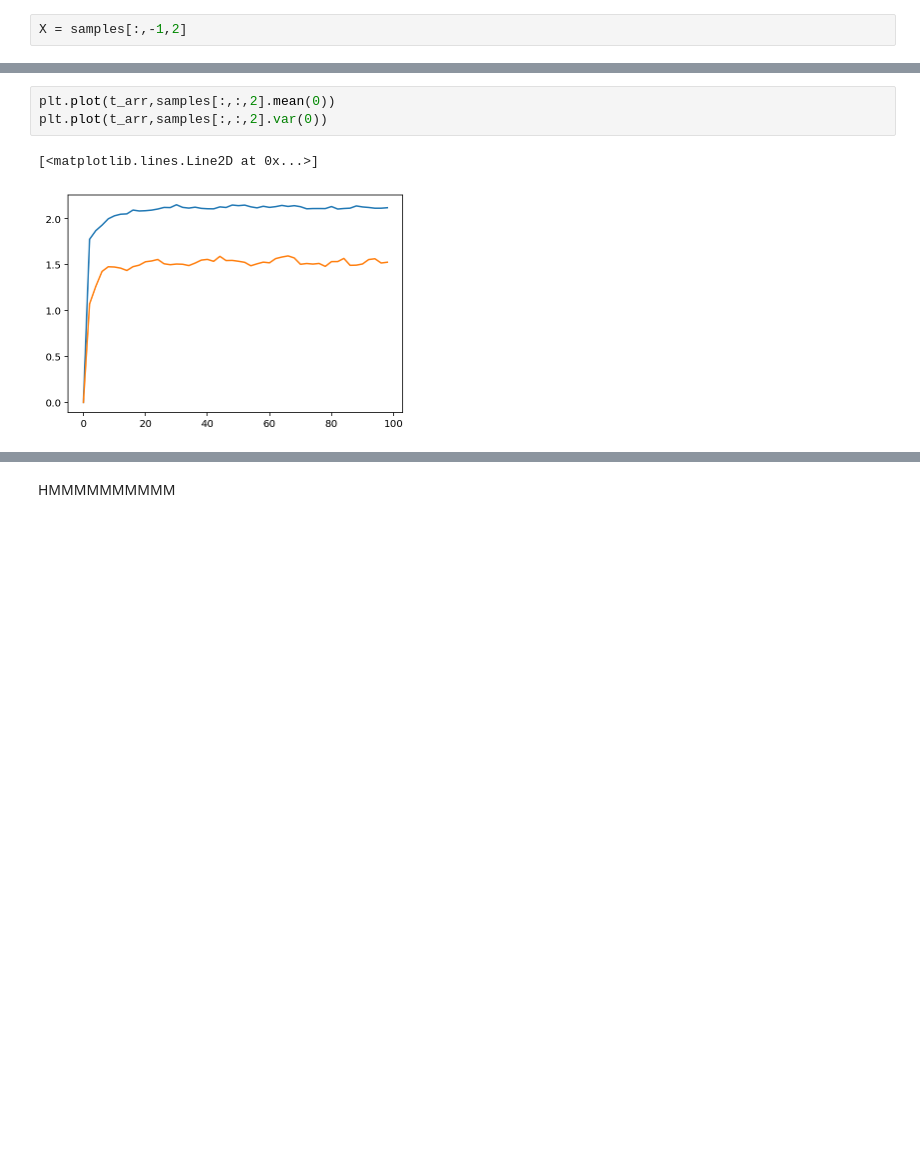
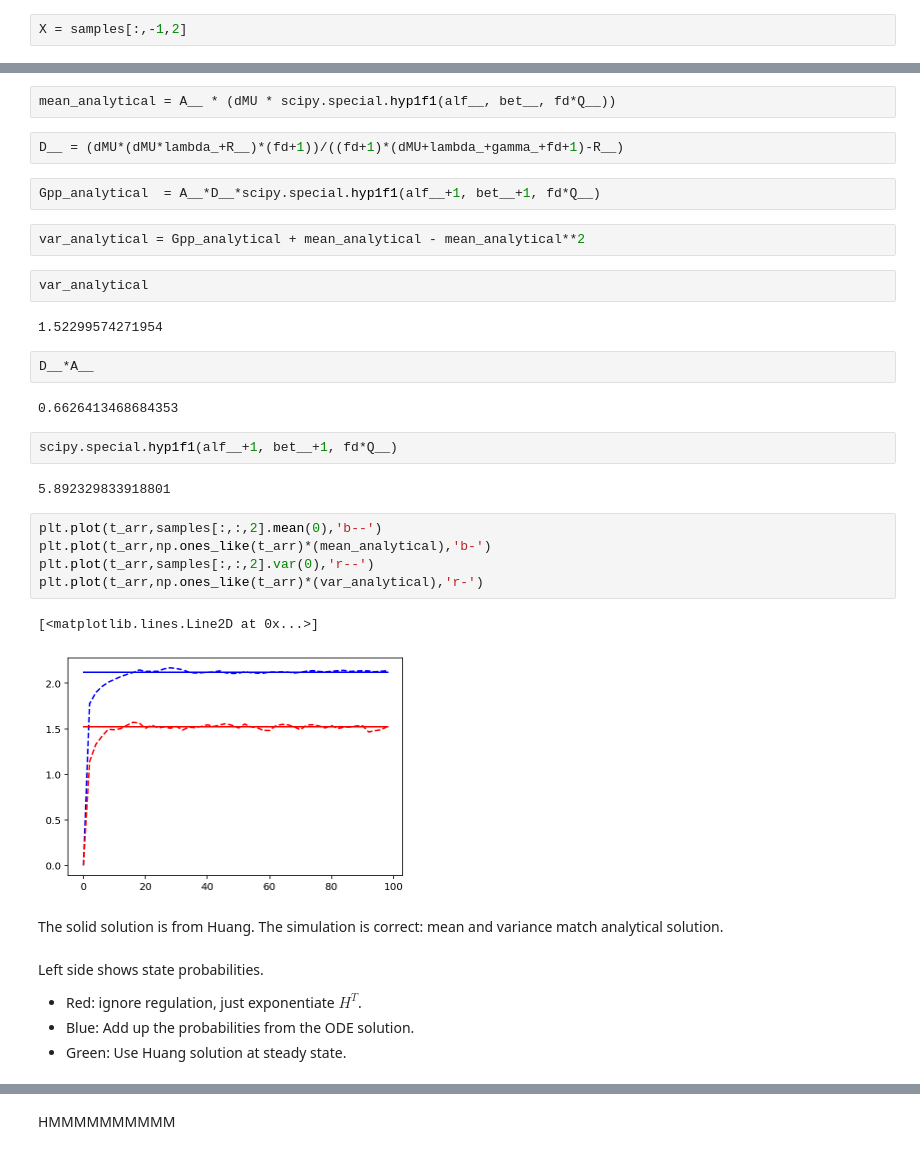
Before and after one commit to pachterlab/GVP_2023, a Jupyter notebook: gg221227_telegraph_reg.ipynb, the cells around one changed output, grey strips where cells are left out. Saved outputs shown, nothing was run; the diff lists cells and outputs as text; blank space fills up the shorter version.

```diff
--- a/gg221227_telegraph_reg.ipynb
+++ b/gg221227_telegraph_reg.ipynb
@@ -692,9 +720,39 @@ X.var()/X.mean()
+# %%
+mean_analytical = A__ * (dMU * scipy.special.hyp1f1(alf__, bet__, fd*Q__))
+# %%
+D__ = (dMU*(dMU*lambda_+R__)*(fd+1))/((fd+1)*(dMU+lambda_+gamma_+fd+1)-R__)
+# %%
+Gpp_analytical  = A__*D__*scipy.special.hyp1f1(alf__+1, bet__+1, fd*Q__)
+# %%
+var_analytical = Gpp_analytical + mean_analytical - mean_analytical**2
+# %%
+var_analytical
+# %% [output]
+1.52299574271954
+# %%
+D__*A__
+# %% [output]
+0.6626413468684353
+# %%
+scipy.special.hyp1f1(alf__+1, bet__+1, fd*Q__)
+# %% [output]
+5.892329833918801
 # %%
-plt.plot(t_arr,samples[:,:,2].mean(0))
-plt.plot(t_arr,samples[:,:,2].var(0))
+plt.plot(t_arr,samples[:,:,2].mean(0),'b--')
+plt.plot(t_arr,np.ones_like(t_arr)*(mean_analytical),'b-')
+plt.plot(t_arr,samples[:,:,2].var(0),'r--')
+plt.plot(t_arr,np.ones_like(t_arr)*(var_analytical),'r-')
 # %% [output]
 [<matplotlib.lines.Line2D at 0x...>]
-[figure, old version]
+[figure, new version]
+# %% [markdown]
+The solid solution is from Huang. The simulation is correct: mean and variance match analytical solution.
+# %% [markdown]
+Left side shows state probabilities.
+
+* Red: ignore regulation, just exponentiate $H^T$.
+* Blue: Add up the probabilities from the ODE solution.
+* Green: Use Huang solution at steady state.
 # %%
 viz_nondelay(t_arr,samples,N,n,H,A,c10,r10,r01,initcond,init_state_prob,focus=0)
 # %% [output]
```
Also changed, not shown: parts of 14 cells of this notebook.
